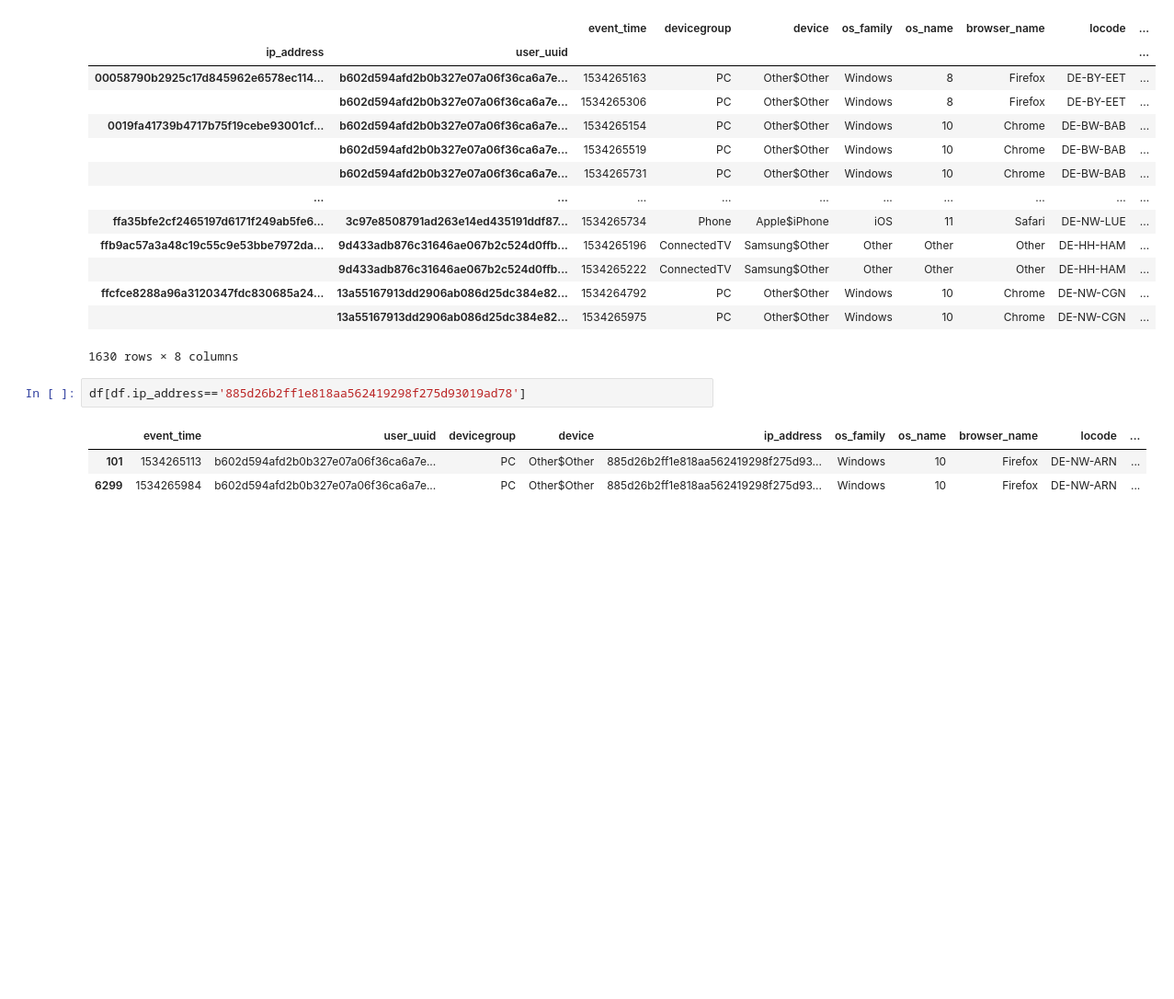
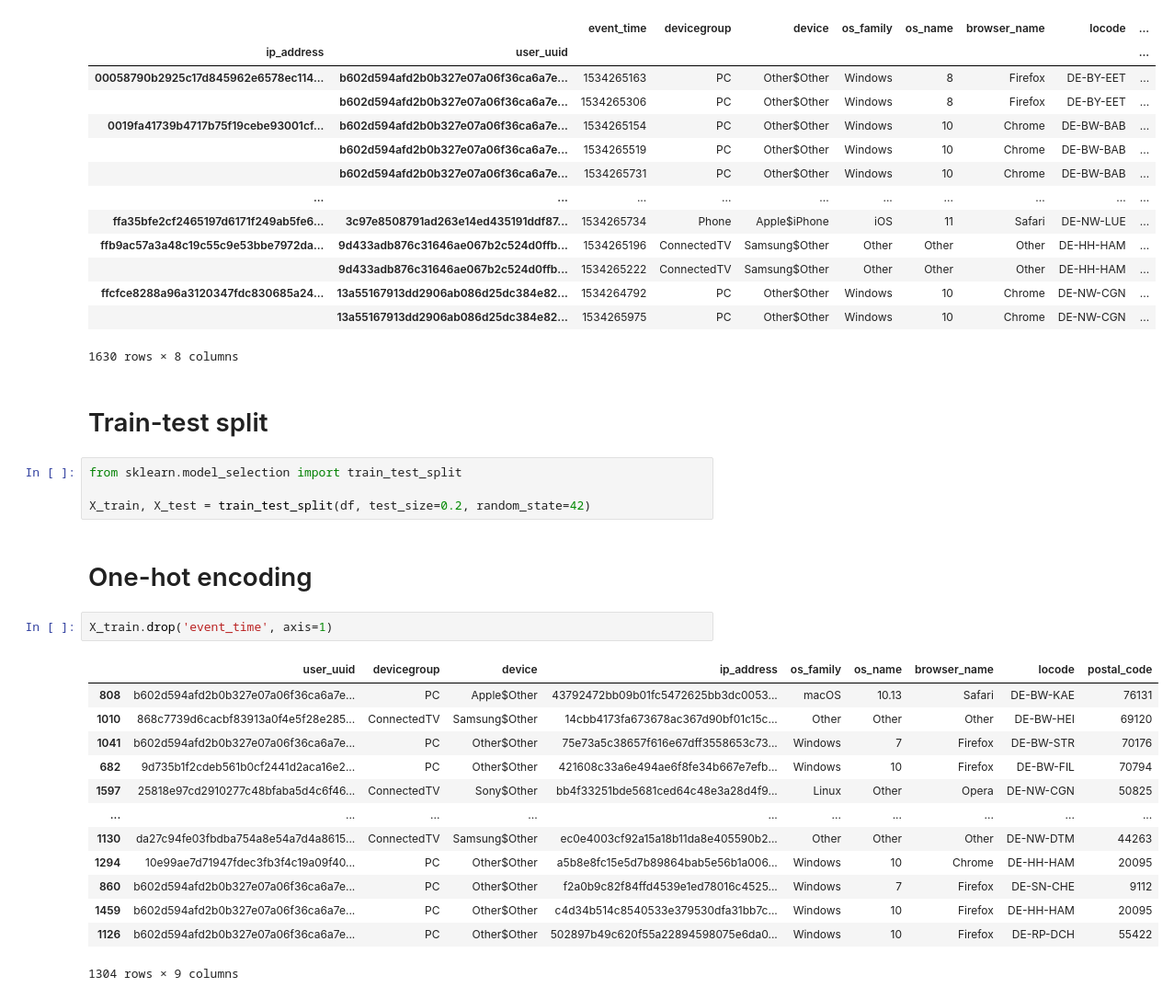
Before and after one commit to piotr-druzdzel/Graphs-for-Household-Devices, a Jupyter notebook: main.ipynb, the cells around one changed output. Shown at 92% size. Drawn from its saved outputs; the diff is of its cells as text; blank space fills up the shorter version.

Commit message:
one hot encoding not working yet

```diff
--- a/main.ipynb
+++ b/main.ipynb
@@ -344,9 +348,27 @@ df_multi
 | ffcfce8288a96a3120347fdc830685a24... | 13a55167913dd2906ab086d25dc384e82... | 1534264792 | PC | Other$Other | Windows | 10 | Chrome | DE-NW-CGN | ... |
 |  | 13a55167913dd2906ab086d25dc384e82... | 1534265975 | PC | Other$Other | Windows | 10 | Chrome | DE-NW-CGN | ... |
 1630 rows × 8 columns
-# %%
-df[df.ip_address=='885d26b2ff1e818aa562419298f275d93019ad78']
-# %% [output]
-|  | event_time | user_uuid | devicegroup | device | ip_address | os_family | os_name | browser_name | locode | ... |
-| 101 | 1534265113 | b602d594afd2b0b327e07a06f36ca6a7e... | PC | Other$Other | 885d26b2ff1e818aa562419298f275d93... | Windows | 10 | Firefox | DE-NW-ARN | ... |
-| 6299 | 1534265984 | b602d594afd2b0b327e07a06f36ca6a7e... | PC | Other$Other | 885d26b2ff1e818aa562419298f275d93... | Windows | 10 | Firefox | DE-NW-ARN | ... |
+# %% [markdown]
+# Train-test split
+# %%
+from sklearn.model_selection import train_test_split
+
+X_train, X_test = train_test_split(df, test_size=0.2, random_state=42)
+# %% [markdown]
+# One-hot encoding
+# %%
+X_train.drop('event_time', axis=1)
+# %% [output]
+|  | user_uuid | devicegroup | device | ip_address | os_family | os_name | browser_name | locode | postal_code |
+| 808 | b602d594afd2b0b327e07a06f36ca6a7e... | PC | Apple$Other | 43792472bb09b01fc5472625bb3dc0053... | macOS | 10.13 | Safari | DE-BW-KAE | 76131 |
+| 1010 | 868c7739d6cacbf83913a0f4e5f28e285... | ConnectedTV | Samsung$Other | 14cbb4173fa673678ac367d90bf01c15c... | Other | Other | Other | DE-BW-HEI | 69120 |
+| 1041 | b602d594afd2b0b327e07a06f36ca6a7e... | PC | Other$Other | 75e73a5c38657f616e67dff3558653c73... | Windows | 7 | Firefox | DE-BW-STR | 70176 |
+| 682 | 9d735b1f2cdeb561b0cf2441d2aca16e2... | PC | Other$Other | 421608c33a6e494ae6f8fe34b667e7efb... | Windows | 10 | Firefox | DE-BW-FIL | 70794 |
+| 1597 | 25818e97cd2910277c48bfaba5d4c6f46... | ConnectedTV | Sony$Other | bb4f33251bde5681ced64c48e3a28d4f9... | Linux | Other | Opera | DE-NW-CGN | 50825 |
+| ... | ... | ... | ... | ... | ... | ... | ... | ... | ... |
+| 1130 | da27c94fe03fbdba754a8e54a7d4a8615... | ConnectedTV | Samsung$Other | ec0e4003cf92a15a18b11da8e405590b2... | Other | Other | Other | DE-NW-DTM | 44263 |
+| 1294 | 10e99ae7d71947fdec3fb3f4c19a09f40... | PC | Other$Other | a5b8e8fc15e5d7b89864bab5e56b1a006... | Windows | 10 | Chrome | DE-HH-HAM | 20095 |
+| 860 | b602d594afd2b0b327e07a06f36ca6a7e... | PC | Other$Other | f2a0b9c82f84ffd4539e1ed78016c4525... | Windows | 7 | Firefox | DE-SN-CHE | 9112 |
+| 1459 | b602d594afd2b0b327e07a06f36ca6a7e... | PC | Other$Other | c4d34b514c8540533e379530dfa31bb7c... | Windows | 10 | Firefox | DE-HH-HAM | 20095 |
+| 1126 | b602d594afd2b0b327e07a06f36ca6a7e... | PC | Other$Other | 502897b49c620f55a22894598075e6da0... | Windows | 10 | Firefox | DE-RP-DCH | 55422 |
+1304 rows × 9 columns
```
Also changed, not shown: parts of 4 cells of this notebook.
